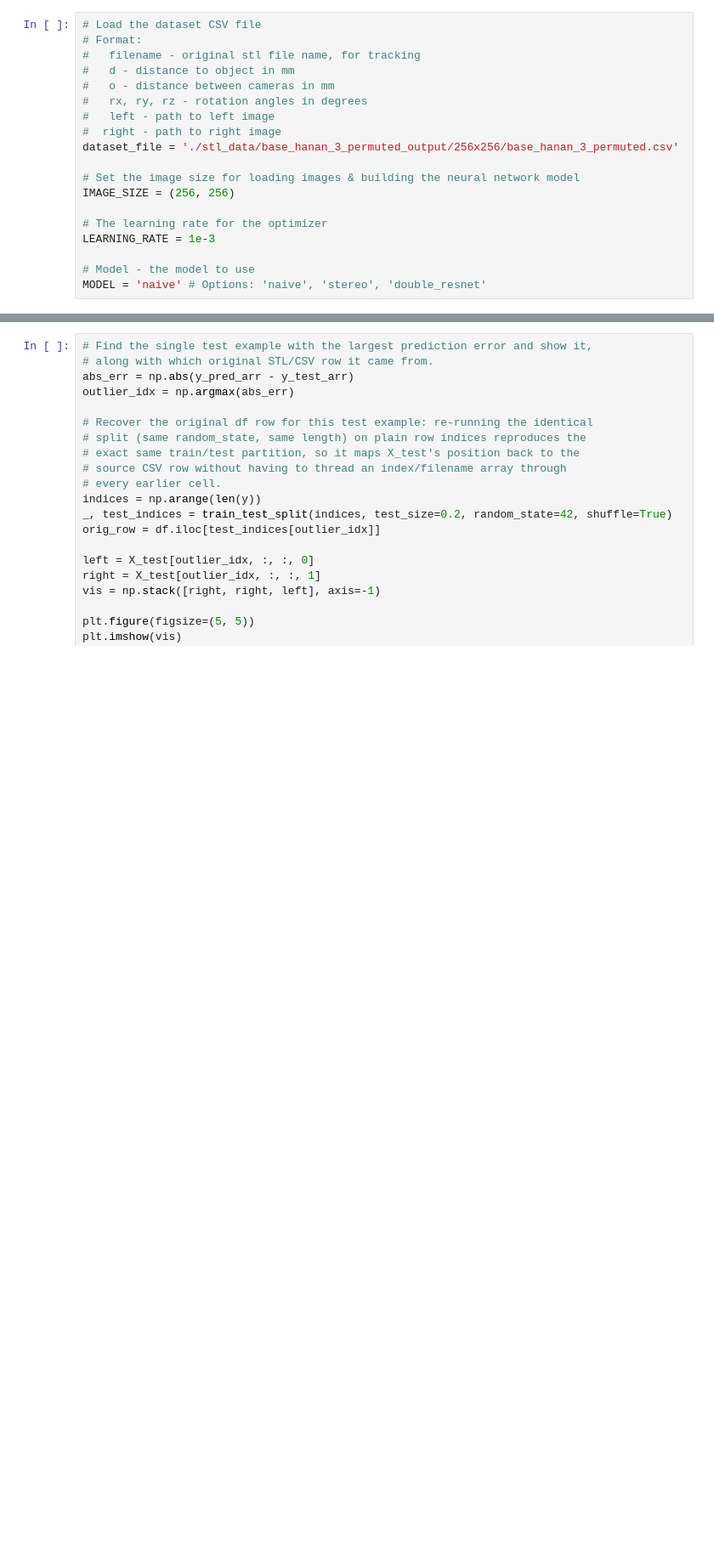
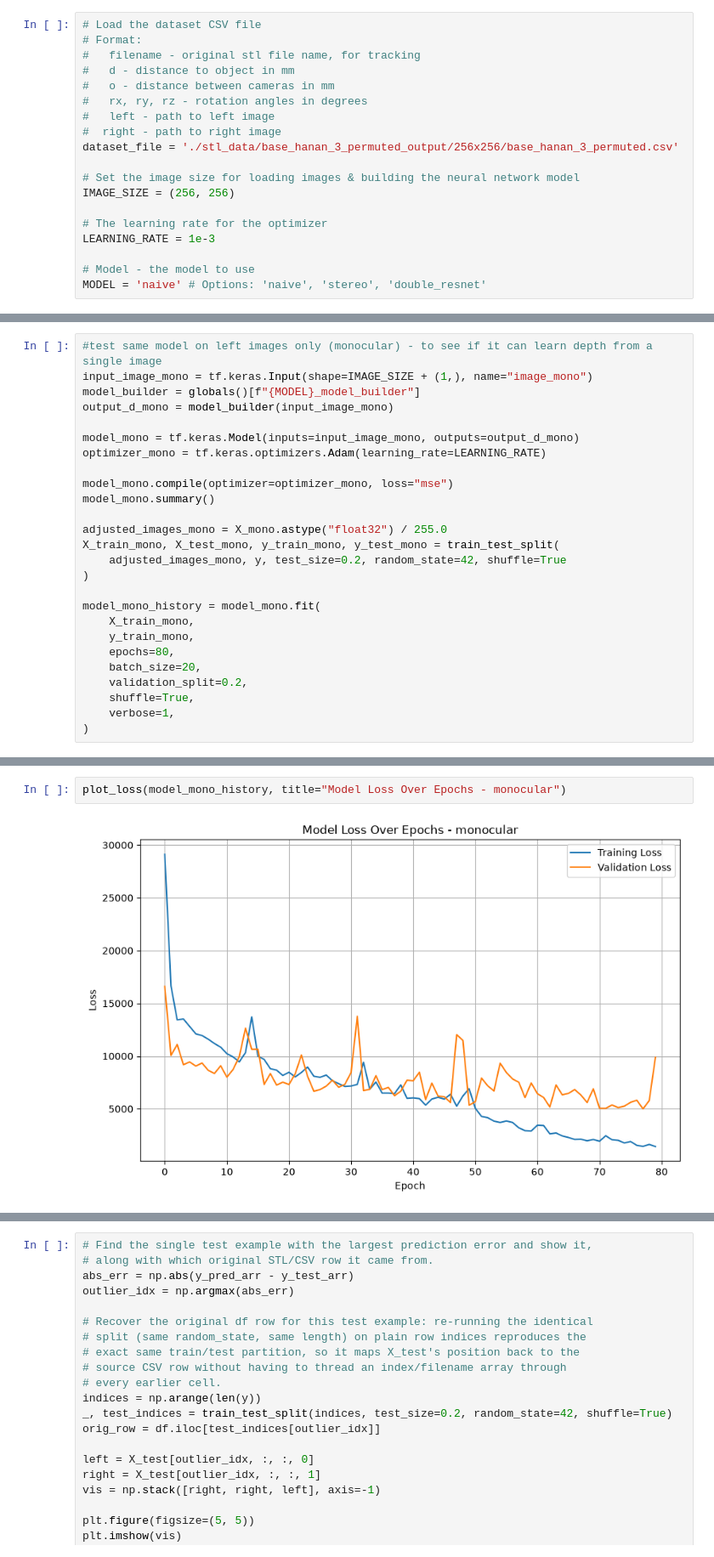
Before and after one commit to nivnoach/stereocrunch, a Jupyter notebook: depth.ipynb, the cells around one changed output, grey strips where cells are left out. Shown at 85% size. Cells and saved outputs as stored; diff of their text form; blank space fills up the shorter version.

```diff
--- a/depth.ipynb
+++ b/depth.ipynb
@@ -188,0 +260,26 @@ plt.show()
+# %%
+#test same model on left images only (monocular) - to see if it can learn depth from a single image
+input_image_mono = tf.keras.Input(shape=IMAGE_SIZE + (1,), name="image_mono")
+model_builder = globals()[f"{MODEL}_model_builder"]
+output_d_mono = model_builder(input_image_mono)
+
+model_mono = tf.keras.Model(inputs=input_image_mono, outputs=output_d_mono)
+optimizer_mono = tf.keras.optimizers.Adam(learning_rate=LEARNING_RATE)
+
+model_mono.compile(optimizer=optimizer_mono, loss="mse")
+model_mono.summary()
+
+adjusted_images_mono = X_mono.astype("float32") / 255.0
+X_train_mono, X_test_mono, y_train_mono, y_test_mono = train_test_split(
+    adjusted_images_mono, y, test_size=0.2, random_state=42, shuffle=True
+)
+
+model_mono_history = model_mono.fit(
+    X_train_mono,
+    y_train_mono,
+    epochs=80,
+    batch_size=20,
+    validation_split=0.2,
+    shuffle=True,
+    verbose=1,
+)
@@ -189,2 +327,6 @@ plt.show()
+# %%
+plot_loss(model_mono_history, title="Model Loss Over Epochs - monocular")
+# %% [output]
+[figure, added]
 # %%
 y_pred = model.predict(X_test)
```
Also changed, not shown: parts of 10 cells of this notebook.
